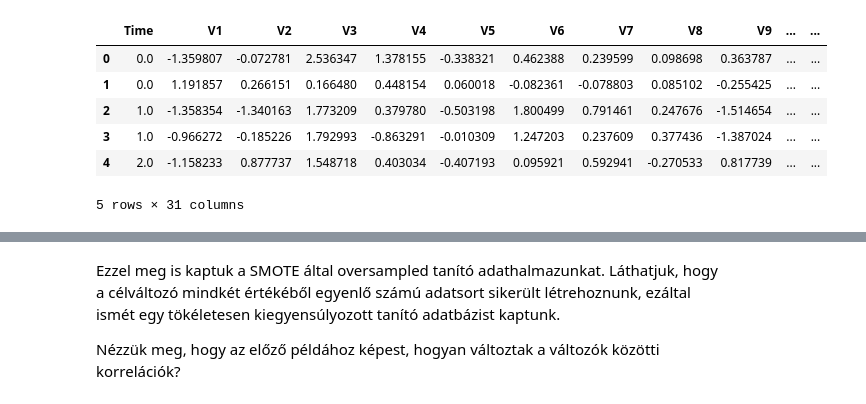
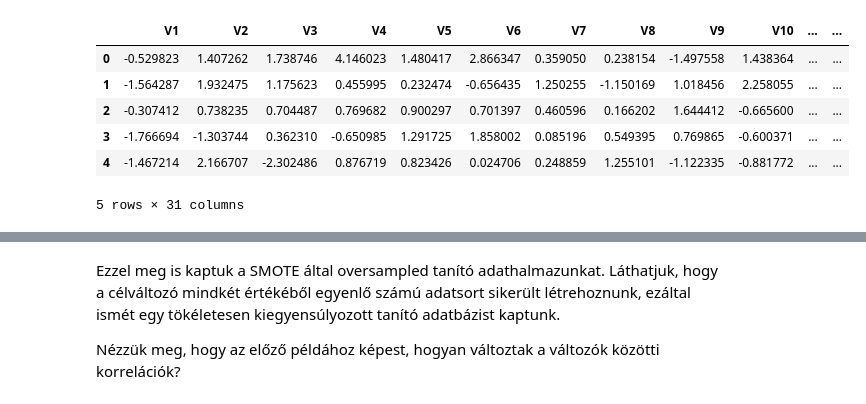
Before and after one commit to allmannd/syntheticdata, a Jupyter notebook: smote.ipynb, the cells around one changed output, grey strips where cells are left out. Saved outputs shown, nothing was run; the diff lists cells and outputs as text; code cells hidden in the pictures.

```diff
--- a/smote.ipynb
+++ b/smote.ipynb
@@ -35,12 +46,12 @@ warnings.filterwarnings("ignore")
 # %%
-df = pd.read_csv('C:\workdir\creditcard.csv')
+df = pd.read_csv('sample.csv')
 df.head()
 # %% [output]
-|  | Time | V1 | V2 | V3 | V4 | V5 | V6 | V7 | V8 | V9 | ... | ... |
-| 0 | 0.0 | -1.359807 | -0.072781 | 2.536347 | 1.378155 | -0.338321 | 0.462388 | 0.239599 | 0.098698 | 0.363787 | ... | ... |
-| 1 | 0.0 | 1.191857 | 0.266151 | 0.166480 | 0.448154 | 0.060018 | -0.082361 | -0.078803 | 0.085102 | -0.255425 | ... | ... |
-| 2 | 1.0 | -1.358354 | -1.340163 | 1.773209 | 0.379780 | -0.503198 | 1.800499 | 0.791461 | 0.247676 | -1.514654 | ... | ... |
-| 3 | 1.0 | -0.966272 | -0.185226 | 1.792993 | -0.863291 | -0.010309 | 1.247203 | 0.237609 | 0.377436 | -1.387024 | ... | ... |
-| 4 | 2.0 | -1.158233 | 0.877737 | 1.548718 | 0.403034 | -0.407193 | 0.095921 | 0.592941 | -0.270533 | 0.817739 | ... | ... |
+|  | V1 | V2 | V3 | V4 | V5 | V6 | V7 | V8 | V9 | V10 | ... | ... |
+| 0 | -0.529823 | 1.407262 | 1.738746 | 4.146023 | 1.480417 | 2.866347 | 0.359050 | 0.238154 | -1.497558 | 1.438364 | ... | ... |
+| 1 | -1.564287 | 1.932475 | 1.175623 | 0.455995 | 0.232474 | -0.656435 | 1.250255 | -1.150169 | 1.018456 | 2.258055 | ... | ... |
+| 2 | -0.307412 | 0.738235 | 0.704487 | 0.769682 | 0.900297 | 0.701397 | 0.460596 | 0.166202 | 1.644412 | -0.665600 | ... | ... |
+| 3 | -1.766694 | -1.303744 | 0.362310 | -0.650985 | 1.291725 | 1.858002 | 0.085196 | 0.549395 | 0.769865 | -0.600371 | ... | ... |
+| 4 | -1.467214 | 2.166707 | -2.302486 | 0.876719 | 0.823426 | 0.024706 | 0.248859 | 1.255101 | -1.122335 | -0.881772 | ... | ... |
 5 rows × 31 columns
 # %%
```
Also changed, not shown: parts of 13 cells of this notebook, 5 other files.
